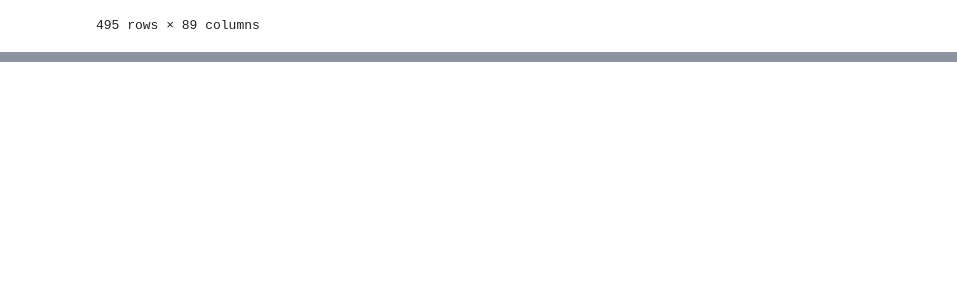
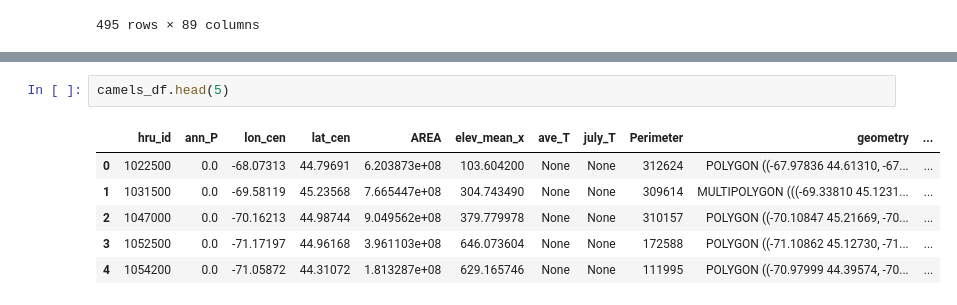
Before and after one commit to bolotinl/nextgen-form-eval, a Jupyter notebook: FrankTests/JonathanDatasets/ModelGrader_IndivRF_ModelPicking_Figures_NWMAdded.ipynb, the cells around one changed output, grey strips where cells are left out. Saved outputs shown, nothing was run; the diff lists cells and outputs as text; blank space fills up the shorter version.

```diff
--- a/FrankTests/JonathanDatasets/ModelGrader_IndivRF_ModelPicking_Figures_NWMAdded.ipynb
+++ b/FrankTests/JonathanDatasets/ModelGrader_IndivRF_ModelPicking_Figures_NWMAdded.ipynb
@@ -962,0 +882,9 @@ ax.legend()
+# %%
+camels_df.head(5)
+# %% [output]
+|  | hru_id | ann_P | lon_cen | lat_cen | AREA | elev_mean_x | ave_T | july_T | Perimeter | geometry | ... |
+| 0 | 1022500 | 0.0 | -68.07313 | 44.79691 | 6.203873e+08 | 103.604200 | None | None | 312624 | POLYGON ((-67.97836 44.61310, -67... | ... |
+| 1 | 1031500 | 0.0 | -69.58119 | 45.23568 | 7.665447e+08 | 304.743490 | None | None | 309614 | MULTIPOLYGON (((-69.33810 45.1231... | ... |
+| 2 | 1047000 | 0.0 | -70.16213 | 44.98744 | 9.049562e+08 | 379.779978 | None | None | 310157 | POLYGON ((-70.10847 45.21669, -70... | ... |
+| 3 | 1052500 | 0.0 | -71.17197 | 44.96168 | 3.961103e+08 | 646.073604 | None | None | 172588 | POLYGON ((-71.10862 45.12730, -71... | ... |
+| 4 | 1054200 | 0.0 | -71.05872 | 44.31072 | 1.813287e+08 | 629.165746 | None | None | 111995 | POLYGON ((-70.97999 44.39574, -70... | ... |
```
Also changed, not shown: parts of 17 cells of this notebook.
